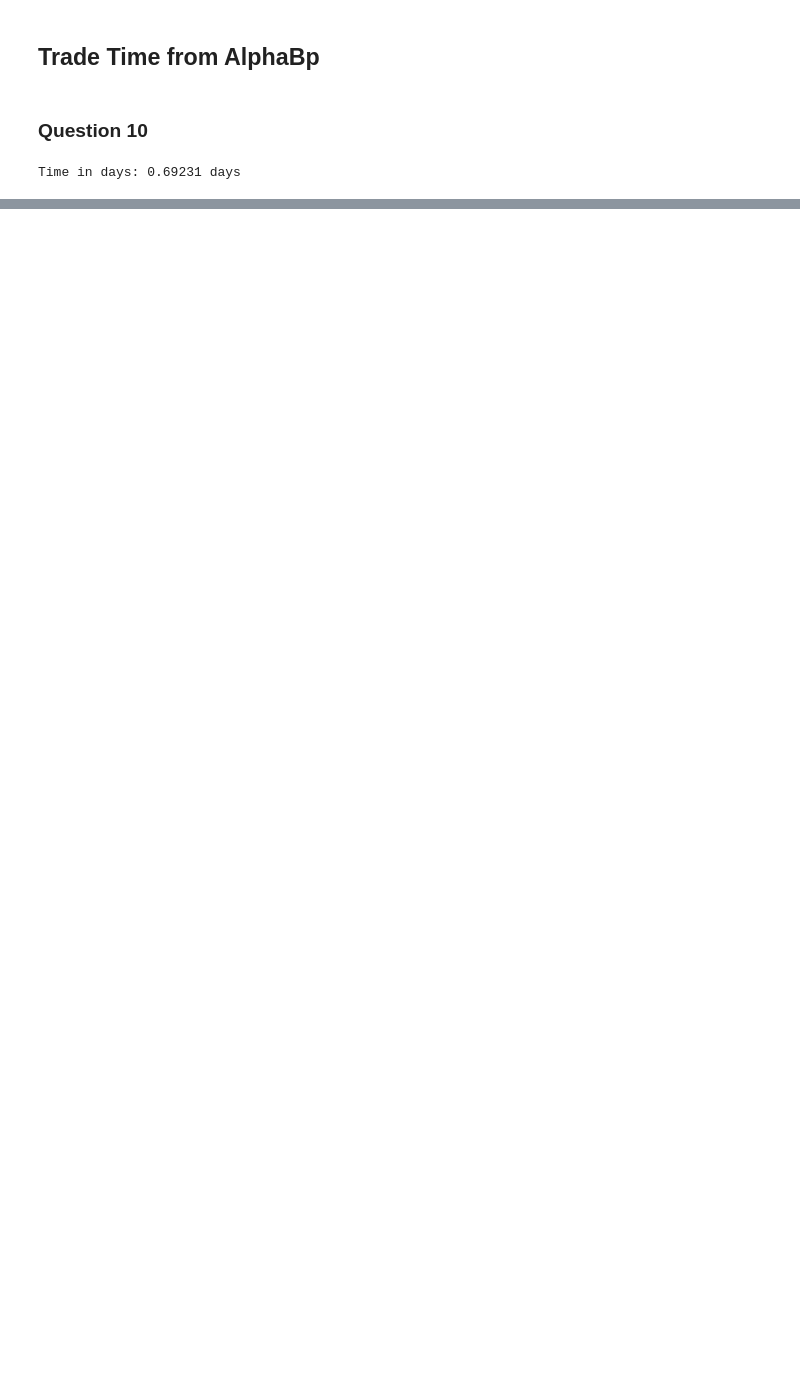
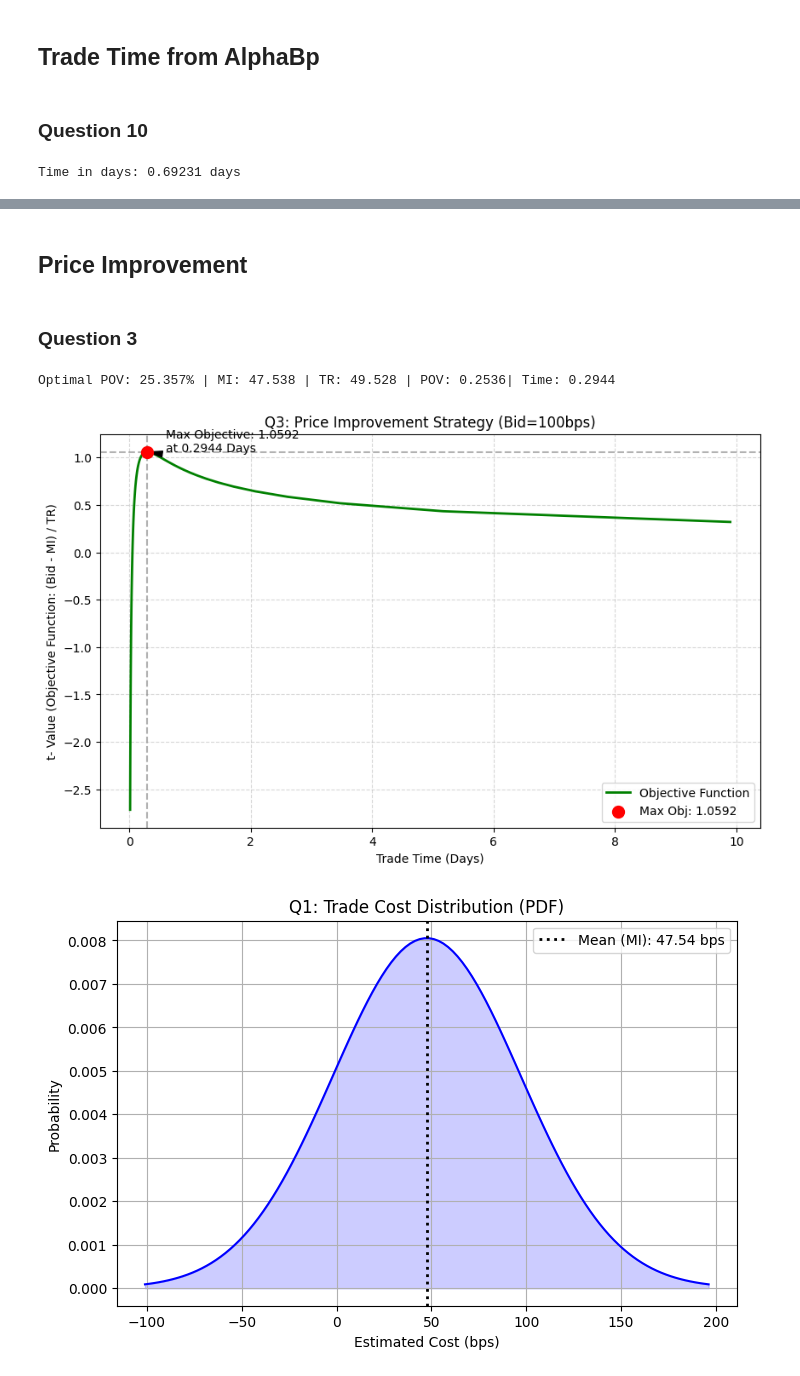
Before and after one commit to aruvins/Algorithm-Trading-Homework, a Jupyter notebook: Algo_Calc_Pre_Trade.ipynb, the cells around one changed output, grey strips where cells are left out. Cells and saved outputs as stored; diff of their text form; code cells hidden in the pictures; blank space fills up the shorter version.

```diff
--- a/Algo_Calc_Pre_Trade.ipynb
+++ b/Algo_Calc_Pre_Trade.ipynb
@@ -362,0 +681,27 @@ Time in days: 0.69231 days
+# %% [markdown]
+## Price Improvement
+# %% [markdown]
+### Question 3
+# %%
+side = 1
+size = 0.10
+volatility = 0.25
+bid = 100
+
+# MI + PA optimization
+pov = opt.price_improvement(size=size, vol=volatility, bid_bps=bid)
+
+# MI, TR, Time
+mi = opt.MarketImpact(size, pov, volatility)
+tr = opt.TimingRisk(size, pov, volatility)
+time = opt.PovToTime(size, pov)
+
+print(f"Optimal POV: {pov*100:.3f}% | MI: {mi:.3f} | TR: {tr:.3f} | POV: {pov:.4f}| Time: {time:.4f}")
+
+opt.plot_price_improvement(size=size, vol=volatility, bid_bps=bid)
+opt.plot_cost_distribution(size=size, pov=pov, vol=volatility)
+opt.plot_cumulative_distribution(size=size, pov=pov, vol=volatility)
+# %% [output]
+Optimal POV: 25.357% | MI: 47.538 | TR: 49.528 | POV: 0.2536| Time: 0.2944
+[figure, added]
+[figure, added]
```
Also changed, not shown: parts of 19 cells of this notebook, 1 other file.
